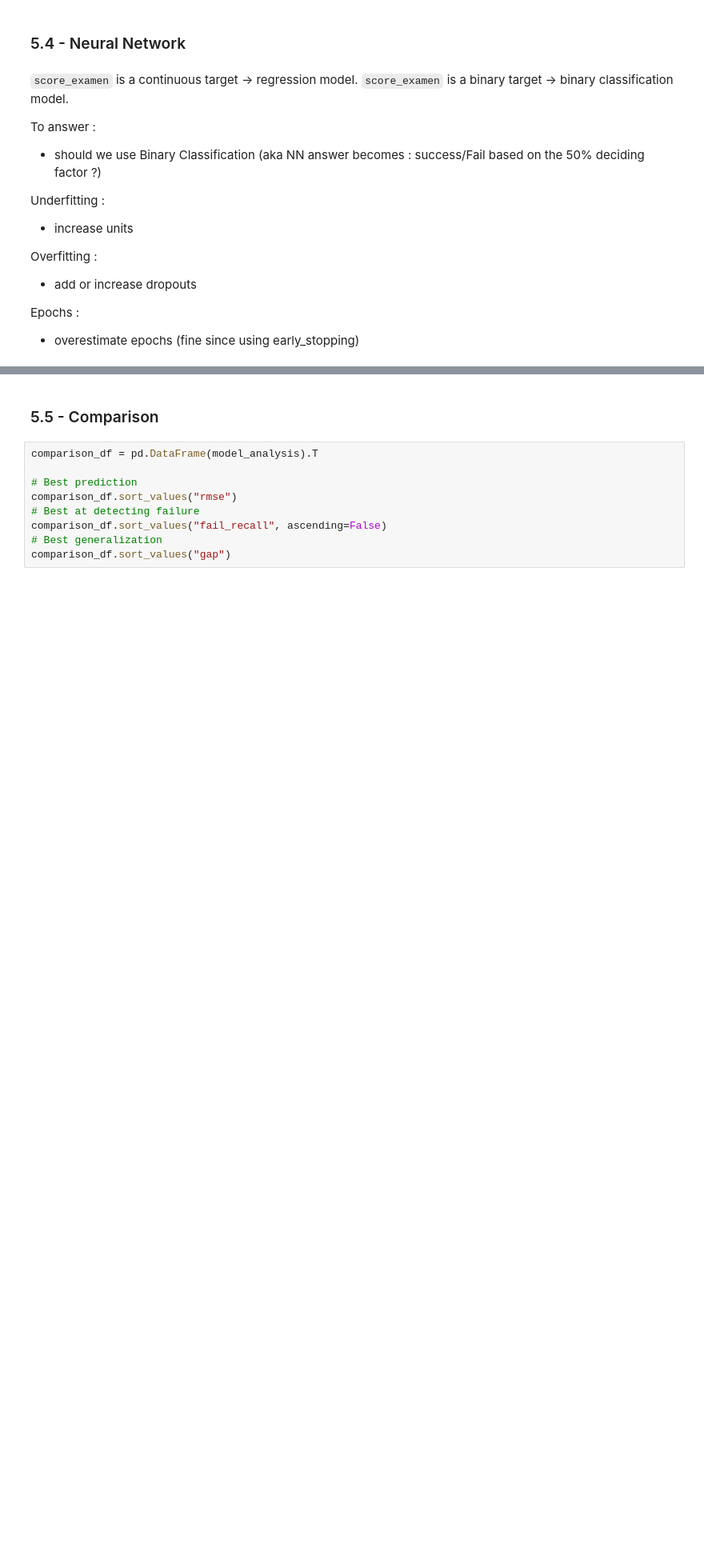
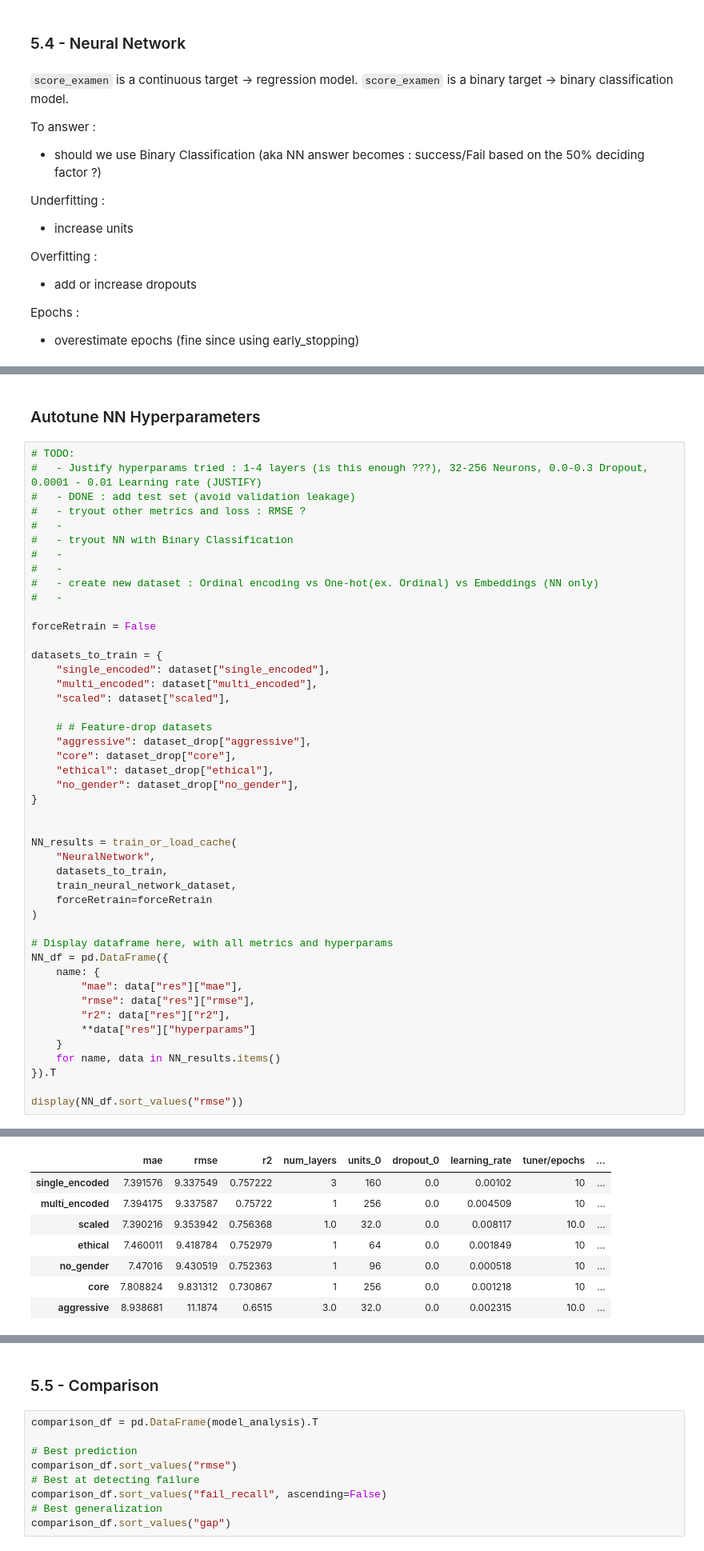
Before and after one commit to Muten-Roshi-Sama/MachineLearningLabs_4eiai40, a Jupyter notebook: Project2026/failure_prediction.ipynb, the cells around one changed output, grey strips where cells are left out. Shown at 80% size. Drawn from its saved outputs; the diff is of its cells as text; blank space fills up the shorter version.

```diff
--- a/Project2026/failure_prediction.ipynb
+++ b/Project2026/failure_prediction.ipynb
@@ -2595,0 +2634,49 @@ print("==========================================")
+# %% [markdown]
+###  Autotune NN Hyperparameters
+# %%
+# TODO:
+#   - Justify hyperparams tried : 1-4 layers (is this enough ???), 32-256 Neurons, 0.0-0.3 Dropout, 0.0001 - 0.01 Learning rate (JUSTIFY)
+#   - DONE : add test set (avoid validation leakage)
+#   - tryout other metrics and loss : RMSE ?
+#   -
+#   - tryout NN with Binary Classification
+#   -
+#   -
+#   - create new dataset : Ordinal encoding vs One-hot(ex. Ordinal) vs Embeddings (NN only)
+#   -
+
+forceRetrain = False
+
+datasets_to_train = {
+    "single_encoded": dataset["single_encoded"],
+    "multi_encoded": dataset["multi_encoded"],
+    "scaled": dataset["scaled"],
+
+    # # Feature-drop datasets
+    "aggressive": dataset_drop["aggressive"],
+    "core": dataset_drop["core"],
+    "ethical": dataset_drop["ethical"],
+    "no_gender": dataset_drop["no_gender"],
+}
+
+
+NN_results = train_or_load_cache(
+    "NeuralNetwork",
+    datasets_to_train,
+    train_neural_network_dataset,
+    forceRetrain=forceRetrain
+)
+
+# Display dataframe here, with all metrics and hyperparams
+NN_df = pd.DataFrame({
+    name: {
+        "mae": data["res"]["mae"],
+        "rmse": data["res"]["rmse"],
+        "r2": data["res"]["r2"],
+        **data["res"]["hyperparams"]
+    }
+    for name, data in NN_results.items()
+}).T
+
+display(NN_df.sort_values("rmse"))
+# %% [output]
@@ -2595,0 +2691,8 @@ print("==========================================")
+|  | mae | rmse | r2 | num_layers | units_0 | dropout_0 | learning_rate | tuner/epochs | ... |
+| single_encoded | 7.391576 | 9.337549 | 0.757222 | 3 | 160 | 0.0 | 0.00102 | 10 | ... |
+| multi_encoded | 7.394175 | 9.337587 | 0.75722 | 1 | 256 | 0.0 | 0.004509 | 10 | ... |
+| scaled | 7.390216 | 9.353942 | 0.756368 | 1.0 | 32.0 | 0.0 | 0.008117 | 10.0 | ... |
+| ethical | 7.460011 | 9.418784 | 0.752979 | 1 | 64 | 0.0 | 0.001849 | 10 | ... |
+| no_gender | 7.47016 | 9.430519 | 0.752363 | 1 | 96 | 0.0 | 0.000518 | 10 | ... |
+| core | 7.808824 | 9.831312 | 0.730867 | 1 | 256 | 0.0 | 0.001218 | 10 | ... |
+| aggressive | 8.938681 | 11.1874 | 0.6515 | 3.0 | 32.0 | 0.0 | 0.002315 | 10.0 | ... |
```
Also changed, not shown: parts of 28 cells of this notebook.
